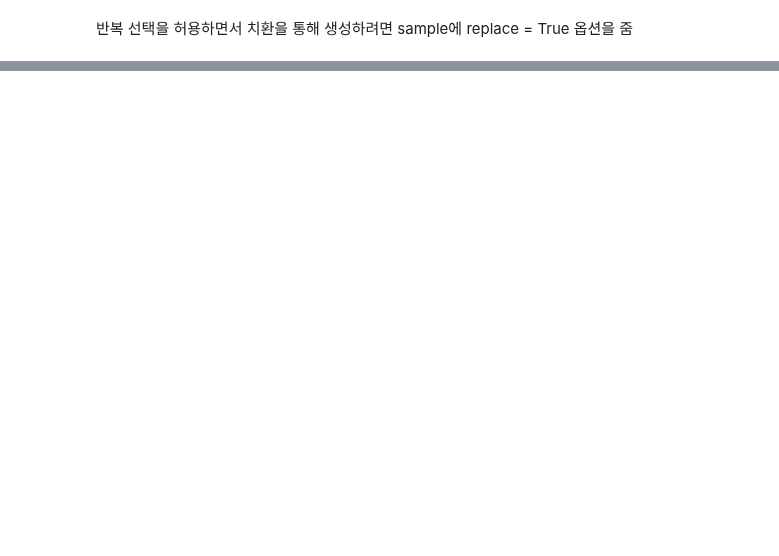
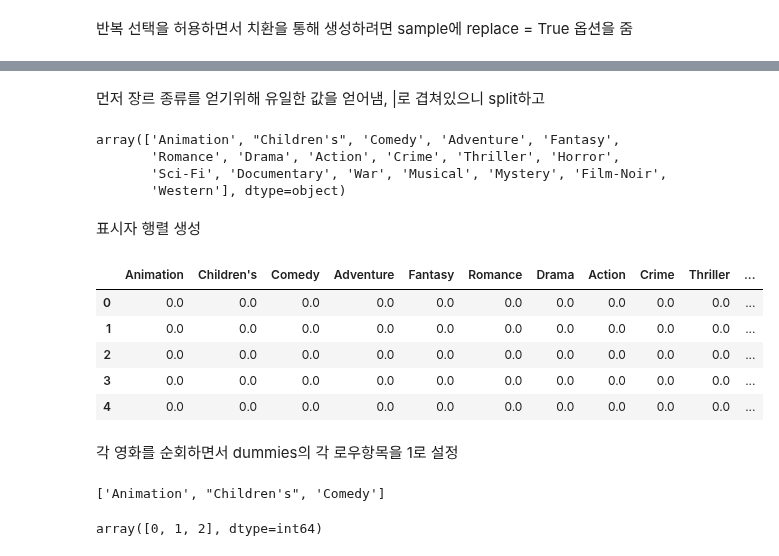
Before and after one commit to Suhwan-Ji/Study_DataScience, a Jupyter notebook: DataAnalysis/Ch07. 데이터 정제 및 준비.ipynb, the cells around one changed output, grey strips where cells are left out. Saved outputs shown, nothing was run; the diff lists cells and outputs as text; code cells hidden in the pictures; blank space fills up the shorter version.

```diff
--- a/DataAnalysis/Ch07. 데이터 정제 및 준비.ipynb
+++ b/DataAnalysis/Ch07. 데이터 정제 및 준비.ipynb
@@ -793,0 +863,5 @@ dtype: int64
+# %%
+mnames=['movie_id','title','genres']
+movies = pd.read_csv('datasets/movielens/movies.dat',sep='::',
+                      header=None,engine='python',names=mnames)
+movies
@@ -793,0 +882,43 @@ dtype: int64
+# %% [markdown]
+먼저 장르 종류를 얻기위해 유일한 값을 얻어냄, |로 겹쳐있으니 split하고
+# %%
+# all_genres = []
+# for i in range(len(movies)):
+#     dat = movies['genres'][i].split('|')
+#     for gen in dat:
+#         if gen not in all_genres: all_genres.append(gen)
+
+all_genres = []
+for gen in movies['genres']:
+    all_genres.extend(gen.split('|'))
+genres = pd.unique(all_genres)
+genres
+# %% [output]
+array(['Animation', "Children's", 'Comedy', 'Adventure', 'Fantasy',
+       'Romance', 'Drama', 'Action', 'Crime', 'Thriller', 'Horror',
+       'Sci-Fi', 'Documentary', 'War', 'Musical', 'Mystery', 'Film-Noir',
+       'Western'], dtype=object)
+# %% [markdown]
+표시자 행렬 생성
+# %%
+zero_mat = np.zeros((len(movies),len(genres)))
+dummies = pd.DataFrame(zero_mat,columns = genres)
+dummies.head()
+# %% [output]
+|  | Animation | Children's | Comedy | Adventure | Fantasy | Romance | Drama | Action | Crime | Thriller | ... |
+| 0 | 0.0 | 0.0 | 0.0 | 0.0 | 0.0 | 0.0 | 0.0 | 0.0 | 0.0 | 0.0 | ... |
+| 1 | 0.0 | 0.0 | 0.0 | 0.0 | 0.0 | 0.0 | 0.0 | 0.0 | 0.0 | 0.0 | ... |
+| 2 | 0.0 | 0.0 | 0.0 | 0.0 | 0.0 | 0.0 | 0.0 | 0.0 | 0.0 | 0.0 | ... |
+| 3 | 0.0 | 0.0 | 0.0 | 0.0 | 0.0 | 0.0 | 0.0 | 0.0 | 0.0 | 0.0 | ... |
+| 4 | 0.0 | 0.0 | 0.0 | 0.0 | 0.0 | 0.0 | 0.0 | 0.0 | 0.0 | 0.0 | ... |
+# %% [markdown]
+각 영화를 순회하면서 dummies의 각 로우항목을 1로 설정
+# %%
+gen = movies.genres[0].split('|')
+gen
+# %% [output]
+['Animation', "Children's", 'Comedy']
+# %%
+dummies.columns.get_indexer(gen)
+# %% [output]
+array([0, 1, 2], dtype=int64)
```
Also changed, not shown: parts of 30 cells of this notebook.
